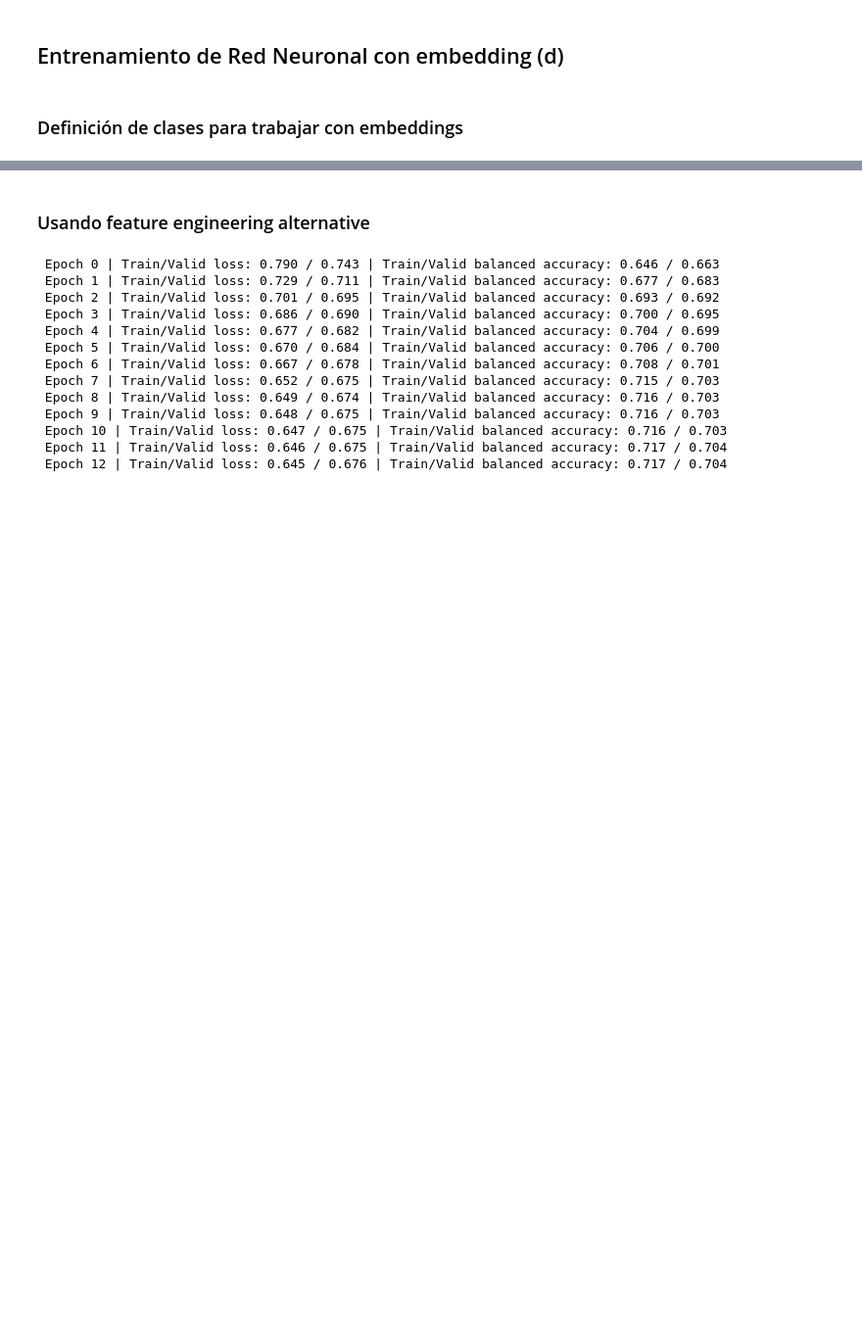
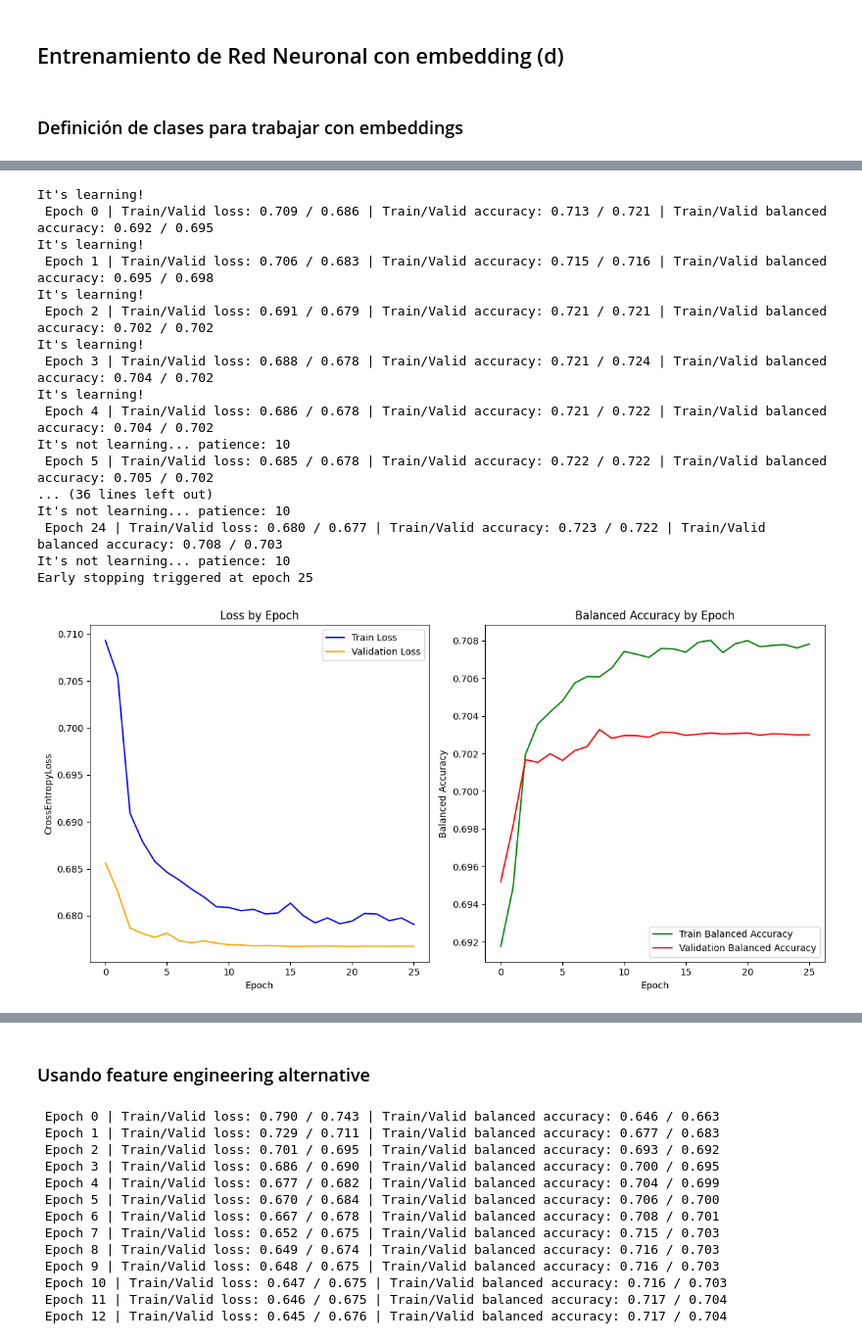
Before and after one commit to claudiobarril/aprendizaje_profundo, a Jupyter notebook: Deep_Learning_TP_Cohorte_17_5B2024.ipynb, the cells around one changed output, grey strips where cells are left out. Shown at 98% size. Drawn from its saved outputs; the diff is of its cells as text; code cells hidden in the pictures; blank space fills up the shorter version.

```diff
--- a/Deep_Learning_TP_Cohorte_17_5B2024.ipynb
+++ b/Deep_Learning_TP_Cohorte_17_5B2024.ipynb
@@ -1190,15 +1202,3 @@ class NNetImproveWithEmbeddings(torch.nn.Module):
 
     x = self.output(x)
     return x
-# %%
-device = torch.device("cuda" if torch.cuda.is_available() else "cpu")
-
-# Calcular los pesos de las clases
-class_weights = compute_class_weight('balanced', classes=np.unique(y_train), y=y_train)
-class_weights = torch.tensor(class_weights, dtype=torch.float).to(device)
-
-input_size = X_train.shape[1] # Número de características de entrada
-output_size = len(np.unique(y_train)) # Número de clases (4 grupos en este caso)
-
-# Configurar la pérdida con los pesos
-criterion = nn.CrossEntropyLoss(weight=class_weights)
@@ -1262,0 +1290,48 @@ printTrainLossVsValidLossAndAccuracy(train_loss_by_epoch, valid_loss_by_epoch, t
+# %%
+# Crear el modelo
+nnet_with_embeddings = NNetImproveWithEmbeddings2(
+    input_size=X_train.shape[1],
+    output_size=len(np.unique(y_train)),
+    user_idx_embeddings_dim=12,
+    product_idx_embeddings_dim=10
+).to(device)
+# Configurar la pérdida con los pesos
+criterion = nn.CrossEntropyLoss(weight=class_weights)
+# Configurar el optimizador y la función de pérdida
+optimizer = optim.Adam(nnet_with_embeddings.parameters(), lr=0.001)
+# Scheduler
+scheduler = StepLR(optimizer, step_size=7, gamma=0.1)
+
+trainer = TrainerWithEmbeddings(
+    model=nnet_with_embeddings,
+    device=device,
+    optimizer=optimizer,
+    criterion=criterion,
+    scheduler=scheduler,
+    early_stopper=EarlyStopper(patience=10, mode="min")
+)
+# %%
+trained_model_with_embeddings = trainer.train(
+    train_dataloader=train_dataloader_embeddings,
+    test_dataloader=test_dataloader_embeddings,
+    epochs=50
+)
+# %% [output]
+It's learning!
+ Epoch 0 | Train/Valid loss: 0.709 / 0.686 | Train/Valid accuracy: 0.713 / 0.721 | Train/Valid balanced accuracy: 0.692 / 0.695
+It's learning!
+ Epoch 1 | Train/Valid loss: 0.706 / 0.683 | Train/Valid accuracy: 0.715 / 0.716 | Train/Valid balanced accuracy: 0.695 / 0.698
+It's learning!
+ Epoch 2 | Train/Valid loss: 0.691 / 0.679 | Train/Valid accuracy: 0.721 / 0.721 | Train/Valid balanced accuracy: 0.702 / 0.702
+It's learning!
+ Epoch 3 | Train/Valid loss: 0.688 / 0.678 | Train/Valid accuracy: 0.721 / 0.724 | Train/Valid balanced accuracy: 0.704 / 0.702
+It's learning!
+ Epoch 4 | Train/Valid loss: 0.686 / 0.678 | Train/Valid accuracy: 0.721 / 0.722 | Train/Valid balanced accuracy: 0.704 / 0.702
+It's not learning... patience: 10
+ Epoch 5 | Train/Valid loss: 0.685 / 0.678 | Train/Valid accuracy: 0.722 / 0.722 | Train/Valid balanced accuracy: 0.705 / 0.702
+... (36 lines left out)
+It's not learning... patience: 10
+ Epoch 24 | Train/Valid loss: 0.680 / 0.677 | Train/Valid accuracy: 0.723 / 0.722 | Train/Valid balanced accuracy: 0.708 / 0.703
+It's not learning... patience: 10
+Early stopping triggered at epoch 25
+[figure, added]
```
Also changed, not shown: parts of 34 cells of this notebook.
